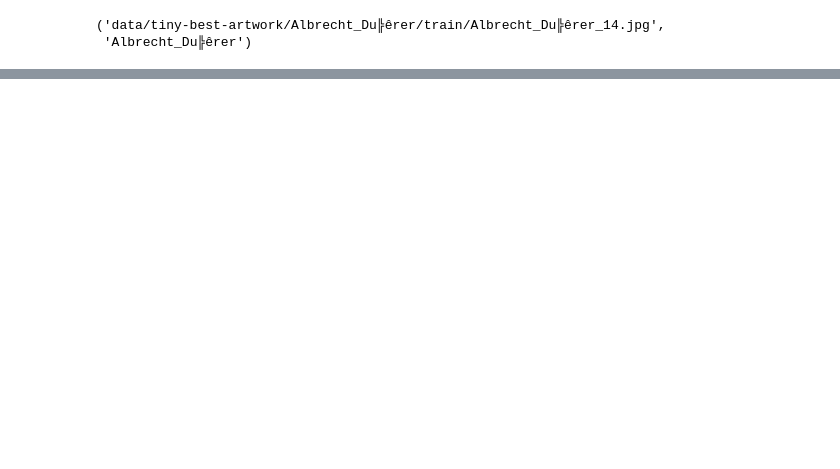
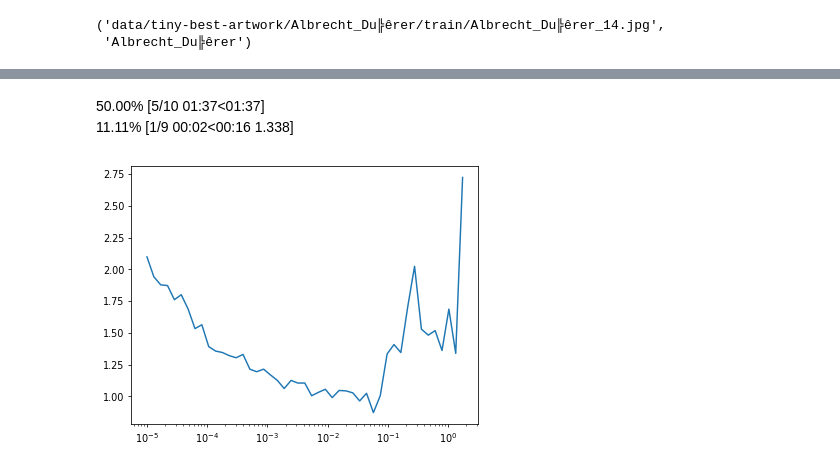
Before and after one commit to 0xSingletOnly/pdlfc, a Jupyter notebook: 21_nst.ipynb, the cells around one changed output, grey strips where cells are left out. Cells and saved outputs as stored; diff of their text form; code cells hidden in the pictures; blank space fills up the shorter version.

```diff
--- a/21_nst.ipynb
+++ b/21_nst.ipynb
@@ -104,0 +368,11 @@ val_ds[0]
+# %%
+opt_func = partial(optim.AdamW, eps=1e-5)
+# %%
+lr_cbs = [DeviceCB(), ProgressCB()]
+# %%
+learn = TrainLearner(get_dropmodel(), dls, F.cross_entropy, cbs=lr_cbs, opt_func=opt_func)
+learn.lr_find()
+# %% [output]
+50.00% [5/10 01:37<01:37]
+11.11% [1/9 00:02<00:16 1.338]
+[figure, added]
```
Also changed, not shown: parts of 50 cells of this notebook, 1 other file.
